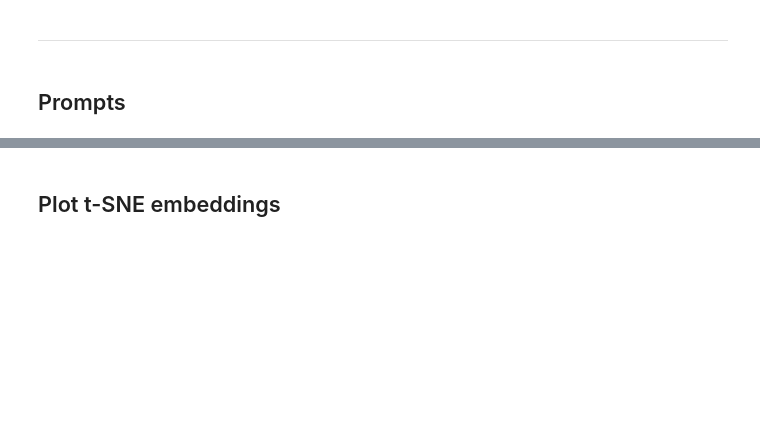
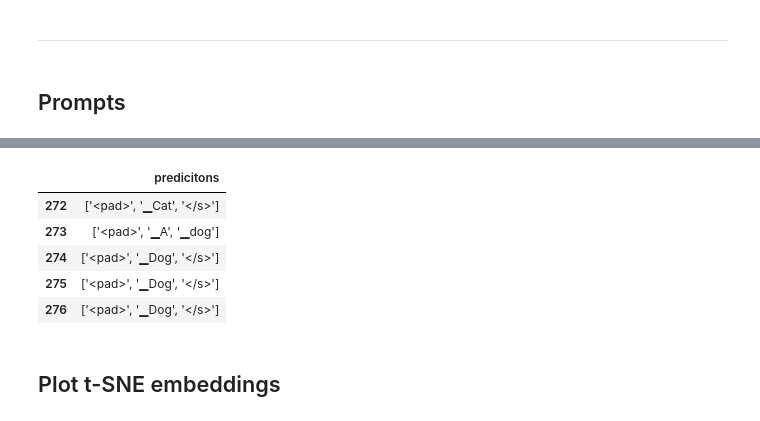
Before and after one commit to mmarius/t0-analysis, a Jupyter notebook: notebooks/T0_3B/rte/encoder/tsne_encoder.ipynb, the cells around one changed output, grey strips where cells are left out. Saved outputs shown, nothing was run; the diff lists cells and outputs as text; code cells hidden in the pictures; blank space fills up the shorter version.

```diff
--- a/notebooks/T0_3B/rte/encoder/tsne_encoder.ipynb
+++ b/notebooks/T0_3B/rte/encoder/tsne_encoder.ipynb
@@ -65,2 +74,11 @@ df_outputs['gpt_3_yes_no_with_targets'].head()
+# %%
+df_outputs['gpt_3_cat_dog_with_targets'].tail()
+# %% [output]
+|  | predicitons |
+| 272 | ['<pad>', '▁Cat', '</s>'] |
+| 273 | ['<pad>', '▁A', '▁dog'] |
+| 274 | ['<pad>', '▁Dog', '</s>'] |
+| 275 | ['<pad>', '▁Dog', '</s>'] |
+| 276 | ['<pad>', '▁Dog', '</s>'] |
 # %% [markdown]
 ## Plot t-SNE embeddings
```
Also changed, not shown: parts of 12 cells of this notebook, 1 other file.
